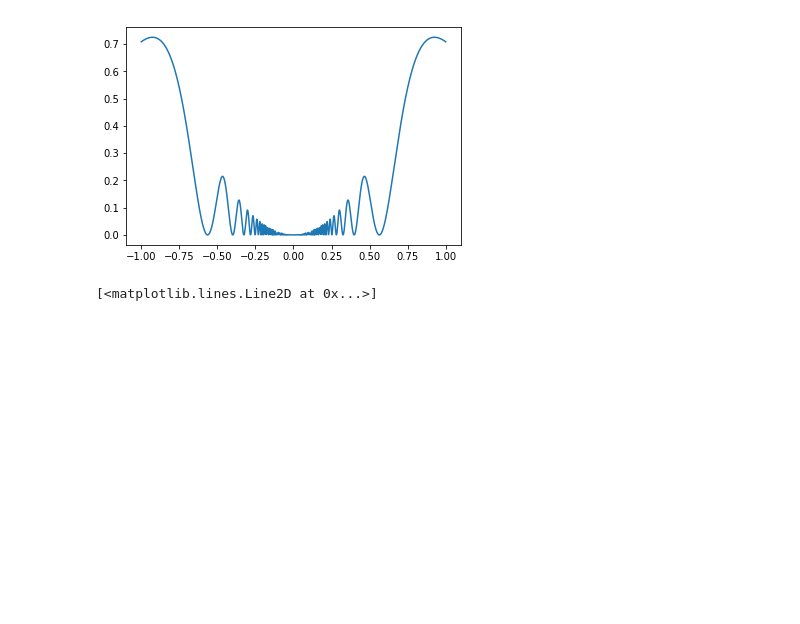
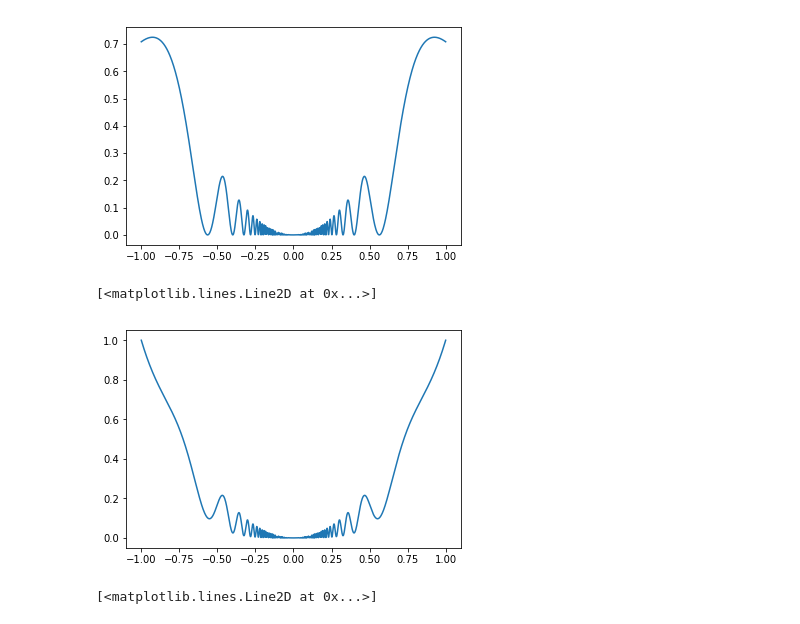
Before and after one commit to pog87/pyc18_insegnare, a Jupyter notebook: 7_1.ipynb, the cells around one changed output. Cells and saved outputs as stored; diff of their text form; code cells hidden in the pictures; blank space fills up the shorter version.

```diff
--- a/7_1.ipynb
+++ b/7_1.ipynb
@@ -35,6 +35,14 @@ plt.plot(x,f(x))
 # %% [output]
 [<matplotlib.lines.Line2D at 0x...>]
 [figure]
+# %%
+f= lambda x: np.sin(x**-2)**2
+g= lambda x: f(x)*x**2 + (1-f(x))*x**4
+x=np.linspace(-1,1,1000)
+plt.plot(x,g(x))
+# %% [output]
+[<matplotlib.lines.Line2D at 0x...>]
+[figure, added]
 # %%
 #Vicino ai punti di discontinuità plt.plot unirà i punti vicini, spezzando la linea per NaN o Inf
 x=np.linspace(-10,10)
```
Also changed, not shown: 3 other files.
